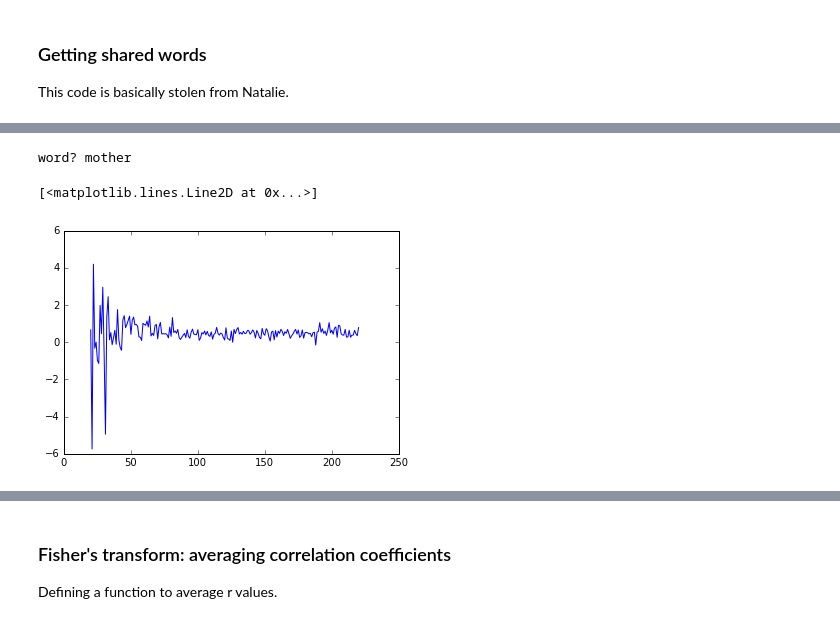
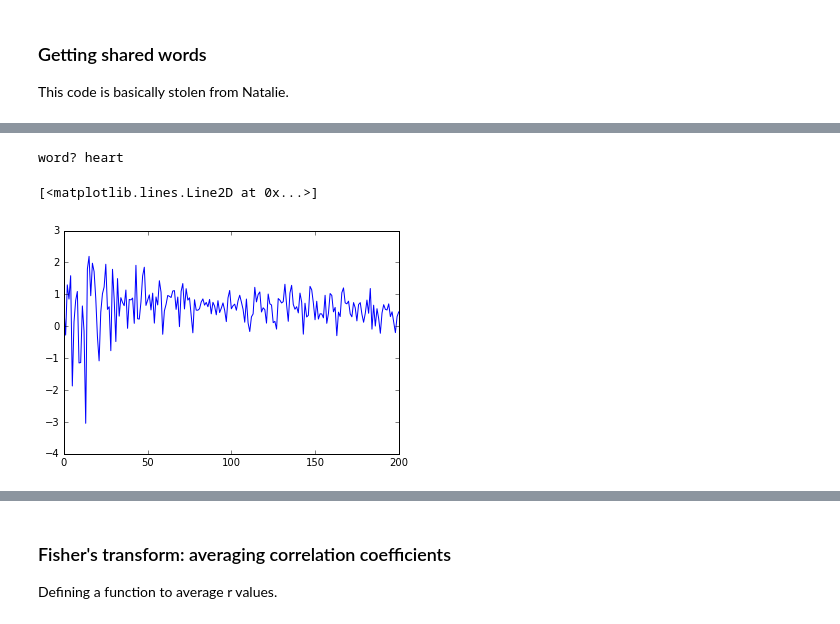
Before and after one commit to tedunderwood/biographies, a Jupyter notebook: code/timeseries_lag_balanced.ipynb, the cells around one changed output, grey strips where cells are left out. Drawn from its saved outputs; the diff is of its cells as text; code cells hidden in the pictures.

```diff
--- a/code/timeseries_lag_balanced.ipynb
+++ b/code/timeseries_lag_balanced.ipynb
@@ -74,10 +74,10 @@ print(r, p)
 # %%
 word = input('word? ')
-plt.plot(fic_subset[word])
+plt.plot(bio_subset[word])
 # %% [output]
-word? mother
+word? heart
 [<matplotlib.lines.Line2D at 0x...>]
-[figure, old version]
+[figure, new version]
 # %%
 word = input('word? ')
 plt.plot(fic_subset[word])
```
Also changed, not shown: parts of 24 cells of this notebook.
